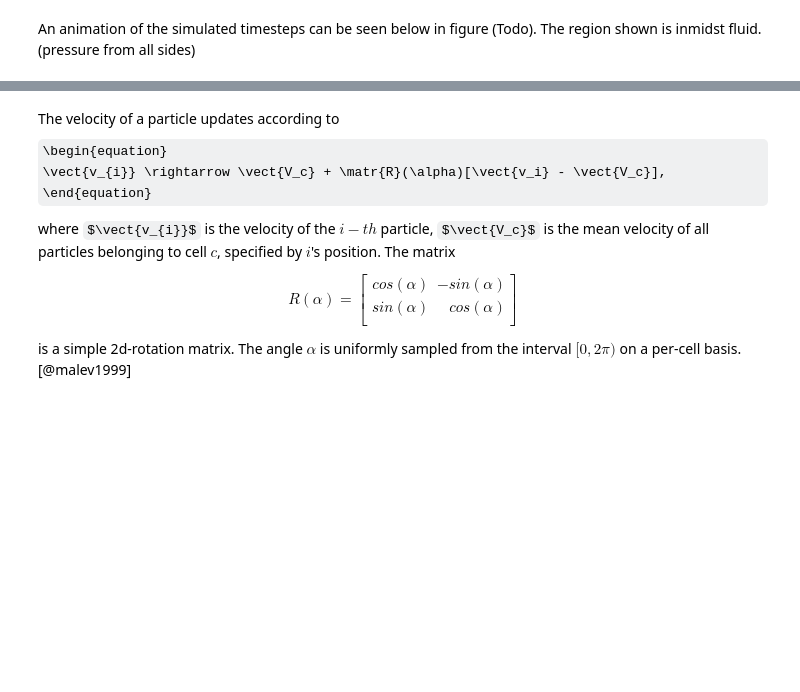
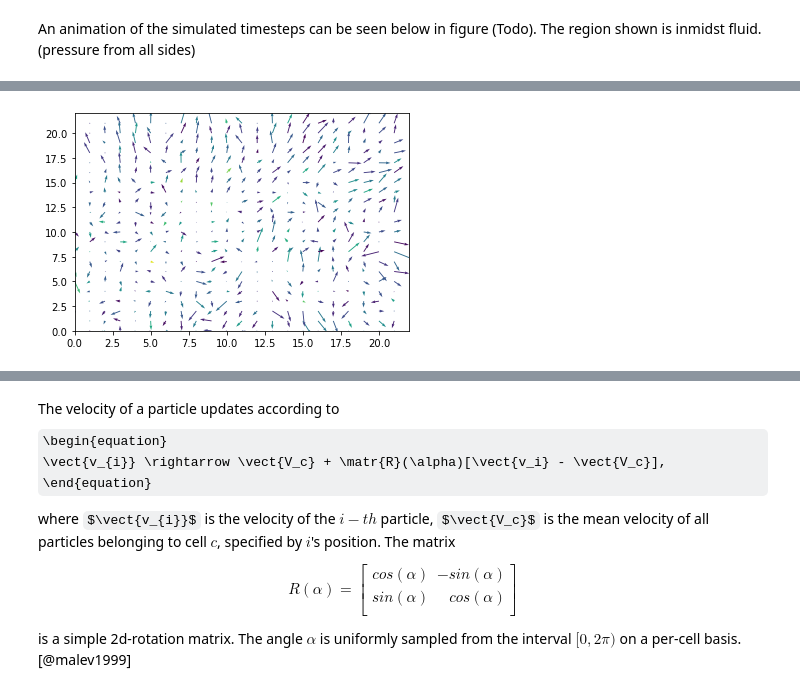
Before and after one commit to SaphCode/MPCD, a Jupyter notebook: Analysis/thesis.ipynb, the cells around one changed output, grey strips where cells are left out. Cells and saved outputs as stored; diff of their text form; code cells hidden in the pictures; some formulas as TeX source; blank space fills up the shorter version.

```diff
--- a/Analysis/thesis.ipynb
+++ b/Analysis/thesis.ipynb
@@ -660,31 +686,34 @@ Data plotted!
 # %%
 from matplotlib import animation
 
 # First set up the figure, the axis, and the plot element we want to animate
 fig = plt.figure()
-ax = plt.axes(xlim=(0, 2), ylim=(-2, 2))
-color = np.sqrt(vx_evolution['vx0']**2 + vy_evolution['vy0']**2)
-quiv = ax.quiver(grid_x, grid_y, vx_evolution['vx0'], vy_evolution['vy0'], color, scale = 0.4)
+ax = plt.axes(xlim=(0, shown_cols), ylim=(0, shown_rows))
+
+quiv = ax.quiver(I, J, U[0], V[0], color, scale = 0.4)
 
 # initialization function: plot the background of each frame
 def init():
     #quiv.set_data([], [], [], [])
     return quiv,
 
 # animation function.  This is called sequentially
 def animate(it):
-    quiv.set_UVC(vx_evolution[vx + str(it)], vy_evolution[vy + str(it)])
+    color = np.sqrt(U[it]**2 + V[it]**2)
+    quiv.set_UVC(U[it], V[it])
     return quiv,
 
 # call the animator.  blit=True means only re-draw the parts that have changed.
 anim = animation.FuncAnimation(fig, animate, #init_func=init,
-                               frames=200, interval=20, blit=True)
+                               frames=1000, interval=5, blit=True)
 
 # save the animation as an mp4.  This requires ffmpeg or mencoder to be
 # installed.  The extra_args ensure that the x264 codec is used, so that
 # the video can be embedded in html5.  You may need to adjust this for
 # your system: for more information, see
 # http://matplotlib.sourceforge.net/api/animation_api.html
-anim.save('basic_animation.mp4', fps=30, extra_args=['-vcodec', 'libx264'])
+anim.save('quiver_animation.mp4', fps=30) #extra_args=['-vcodec', 'libx264'])
 
-plt.show()
+#plt.show()
+# %% [output]
+[figure, added]
```
Also changed, not shown: parts of 17 cells of this notebook, 8 other files.
